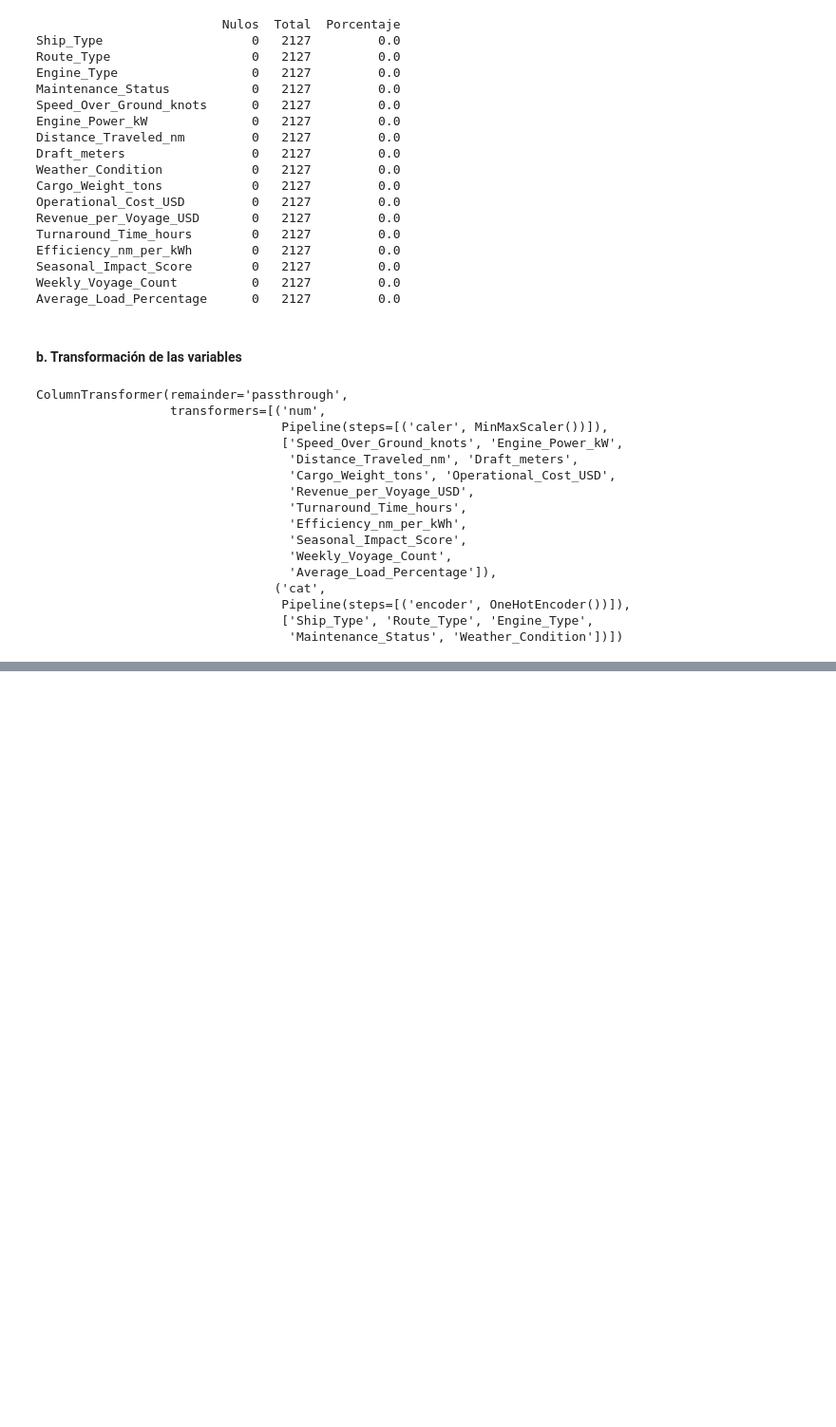
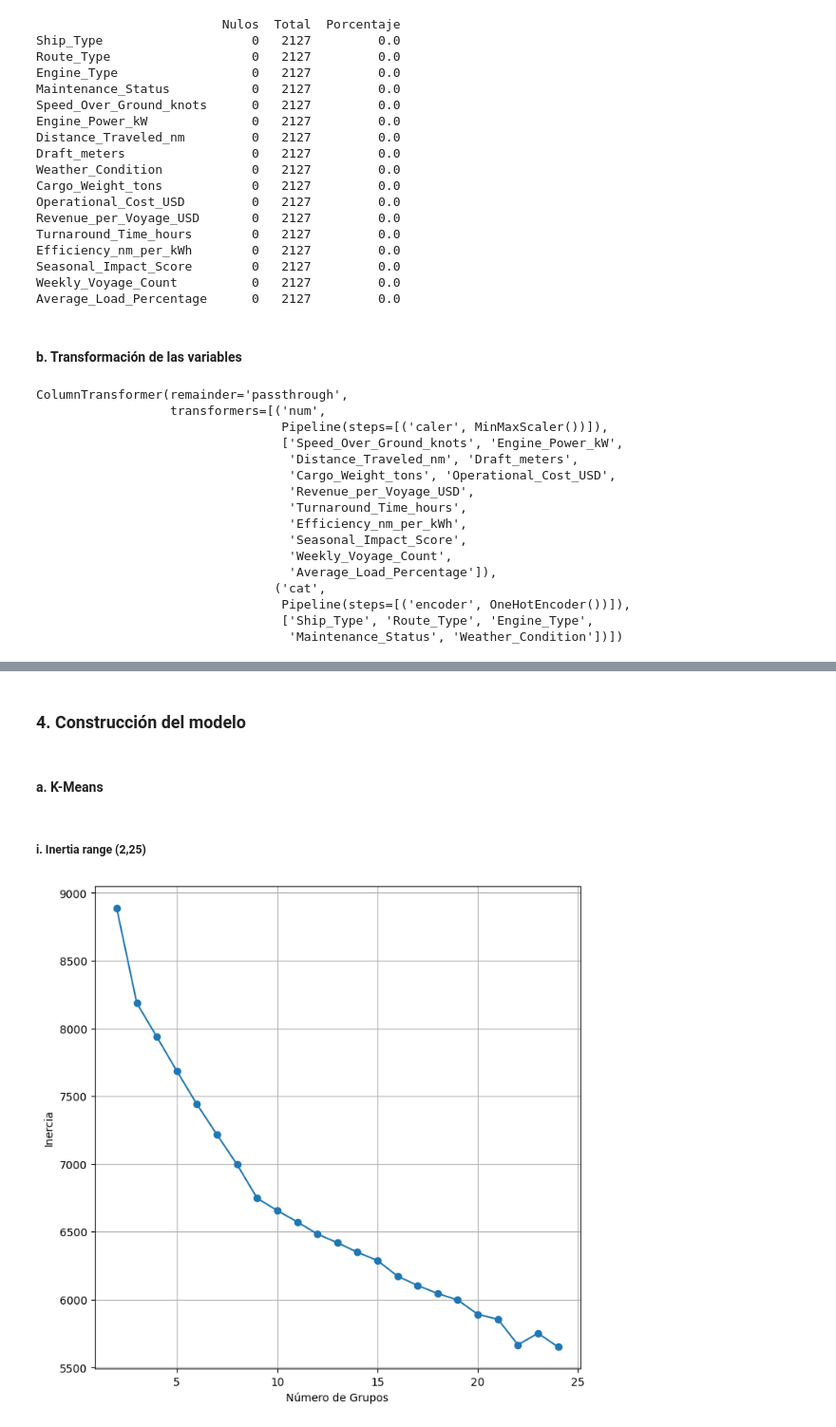
Before and after one commit to PeterWYC1/GroupingProblem, a Jupyter notebook: caso3.ipynb, the cells around one changed output, grey strips where cells are left out. Shown: that part at 95% size. Saved outputs shown, nothing was run; the diff lists cells and outputs as text; code cells hidden in the pictures; blank space fills up the shorter version.

Commit message:
modelo kMeans, Jerarquico listos, dbs hasta lo que vimos en clase

```diff
--- a/caso3.ipynb
+++ b/caso3.ipynb
@@ -258,7 +258,5 @@ ColumnTransformer(remainder='passthrough',
                                   'Maintenance_Status', 'Weather_Condition'])])
 # %%
 data_pre = preprocessor.fit_transform(data_mod)
-data_pre = pd.DataFrame(data_pre, columns=preprocessor.get_feature_names_out())
-data_pre.info()
-# Acá podemos visualizar las nuevas columnas generadas por el preprocesamiento para las variables categóricas
+data_pre
 # %% [output]
@@ -281,0 +276,6 @@ memory usage: 482.0 KB
+# %%
+cod_cat = preprocessor.named_transformers_['cat']['encoder'].get_feature_names_out(cat_col)
+labels = np.concatenate([cod_cat, num_col])
+data_pro = pd.DataFrame(data_pre, columns=labels)
+data_pro.head()
+# Acá podemos visualizar las nuevas columnas generadas por el preprocesamiento para las variables categóricas
@@ -281,0 +290,27 @@ memory usage: 482.0 KB
+# %% [markdown]
+### 4. Construcción del modelo
+# %% [markdown]
+#### a. K-Means
+# %% [markdown]
+##### i. Inertia range (2,25)
+# %%
+from sklearn.cluster import KMeans
+from sklearn.metrics import silhouette_score
+
+rangoK = range(2, 25) #Max lo pondremos en 25
+inertia = []
+
+for n_clusters in rangoK:
+    kmeansModel = KMeans(n_clusters=n_clusters,
+                    n_init=20,
+                    random_state = 123)
+    kmeansModel.fit(data_pro)
+    inertia.append(kmeansModel.inertia_)
+plt.figure(figsize=(8, 8))
+plt.plot(rangoK, inertia, marker='o')
+plt.xlabel('Número de Grupos')
+plt.ylabel('Inercia')
+plt.grid()
+plt.show()
+# %% [output]
+[figure, added]
```
Also changed, not shown: parts of 22 cells of this notebook.
